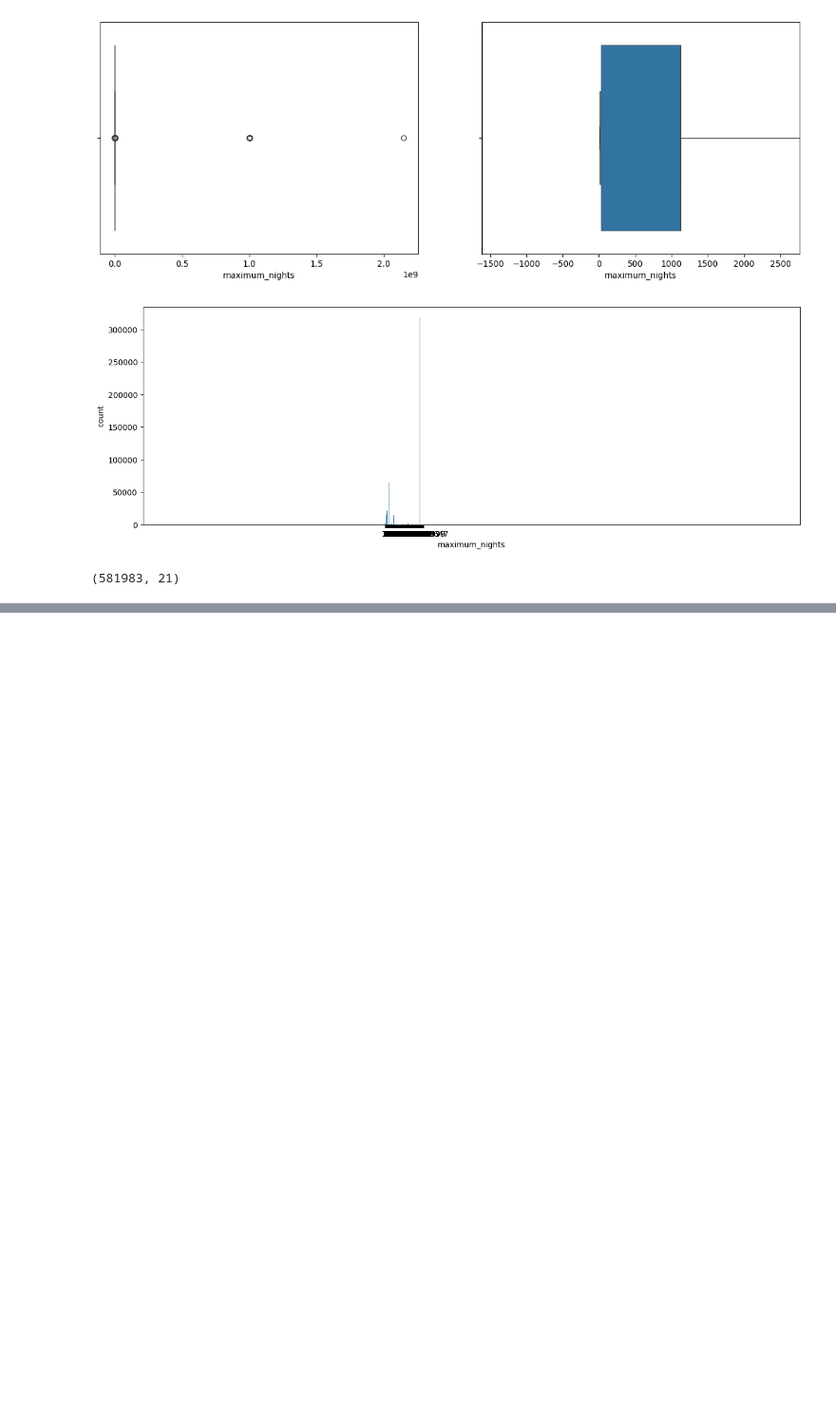
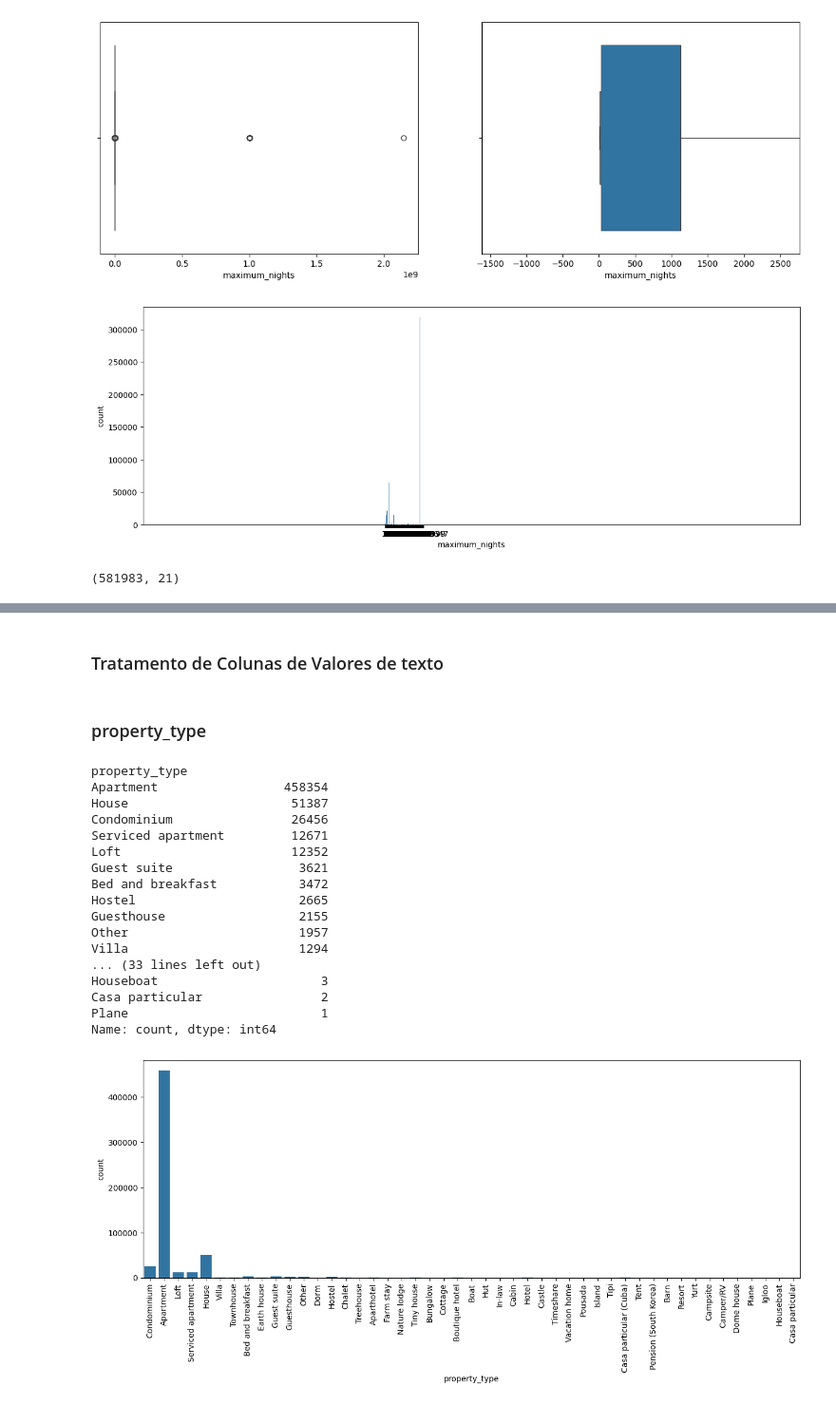
Before and after one commit to guilhermeluizcosta/Projeto-CienciaDeDados, a Jupyter notebook: Projeto.ipynb, the cells around one changed output, grey strips where cells are left out. Shown: that part at 95% size. Cells and saved outputs as stored; diff of their text form; code cells hidden in the pictures; blank space fills up the shorter version.

Commit message:
Analise Exploratoria em Features de Texto

```diff
--- a/Projeto.ipynb
+++ b/Projeto.ipynb
@@ -403,0 +415,29 @@ number_of_reviews
+# %% [markdown]
+### Tratamento de Colunas de Valores de texto
+# %% [markdown]
+### property_type
+# %%
+print(base_airbnb['property_type'].value_counts())
+
+plt.figure(figsize=(15,5))
+grafico = sns.countplot(data= base_airbnb,x= 'property_type')
+grafico.tick_params(axis= 'x', rotation = 90)
+# %% [output]
+property_type
+Apartment                 458354
+House                      51387
+Condominium                26456
+Serviced apartment         12671
+Loft                       12352
+Guest suite                 3621
+Bed and breakfast           3472
+Hostel                      2665
+Guesthouse                  2155
+Other                       1957
+Villa                       1294
+... (33 lines left out)
+Houseboat                      3
+Casa particular                2
+Plane                          1
+Name: count, dtype: int64
+[figure, added]
```
Also changed, not shown: parts of 9 cells of this notebook.
